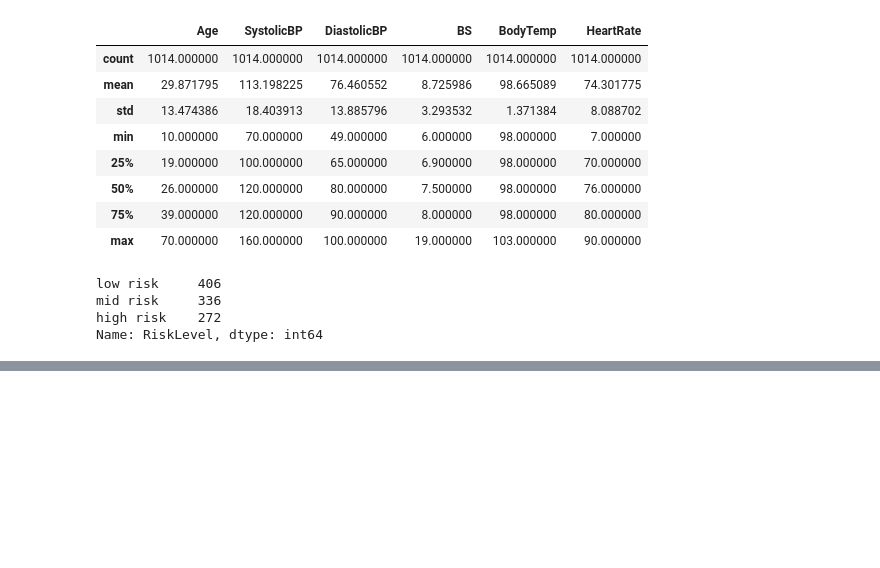
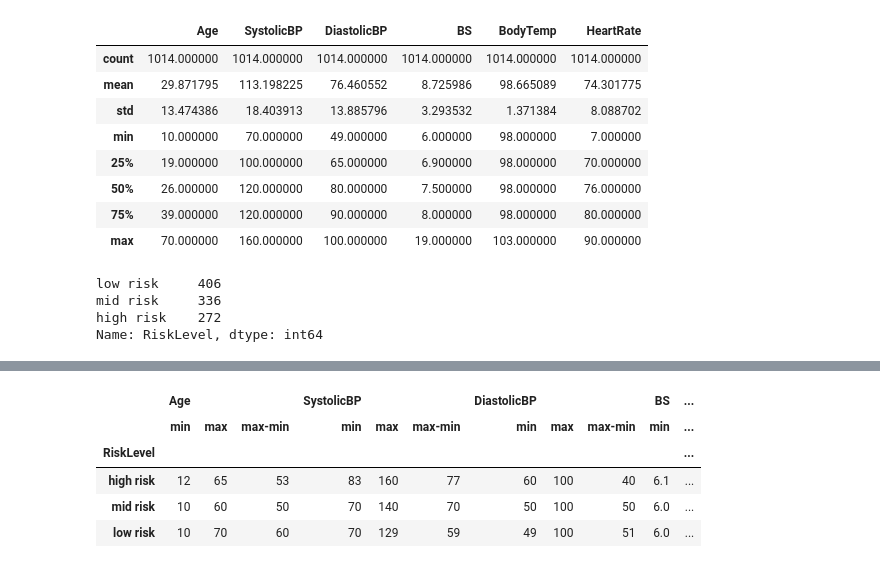
Before and after one commit to amy-panda/Maternal-Health-Risk, a Jupyter notebook: EDA.ipynb, the cells around one changed output, grey strips where cells are left out. Cells and saved outputs as stored; diff of their text form; code cells hidden in the pictures; blank space fills up the shorter version.

```diff
--- a/EDA.ipynb
+++ b/EDA.ipynb
@@ -85,0 +102,4 @@ Name: RiskLevel, dtype: int64
+# %%
+# define peak to peak function
+def peak_to_peak(df):
+    return df.max() - df.min()
@@ -85,0 +116,10 @@ Name: RiskLevel, dtype: int64
+# %%
+# rename the column of peak_to_peak
+df.groupby('RiskLevel').agg(['min','max',('max-min',peak_to_peak)])
+# %% [output]
+|  | Age |  |  | SystolicBP |  |  | DiastolicBP |  |  | BS | ... |
+|  | min | max | max-min | min | max | max-min | min | max | max-min | min | ... |
+| RiskLevel |  |  |  |  |  |  |  |  |  |  | ... |
+| high risk | 12 | 65 | 53 | 83 | 160 | 77 | 60 | 100 | 40 | 6.1 | ... |
+| mid risk | 10 | 60 | 50 | 70 | 140 | 70 | 50 | 100 | 50 | 6.0 | ... |
+| low risk | 10 | 70 | 60 | 70 | 129 | 59 | 49 | 100 | 51 | 6.0 | ... |
```
Also changed, not shown: parts of 17 cells of this notebook.
